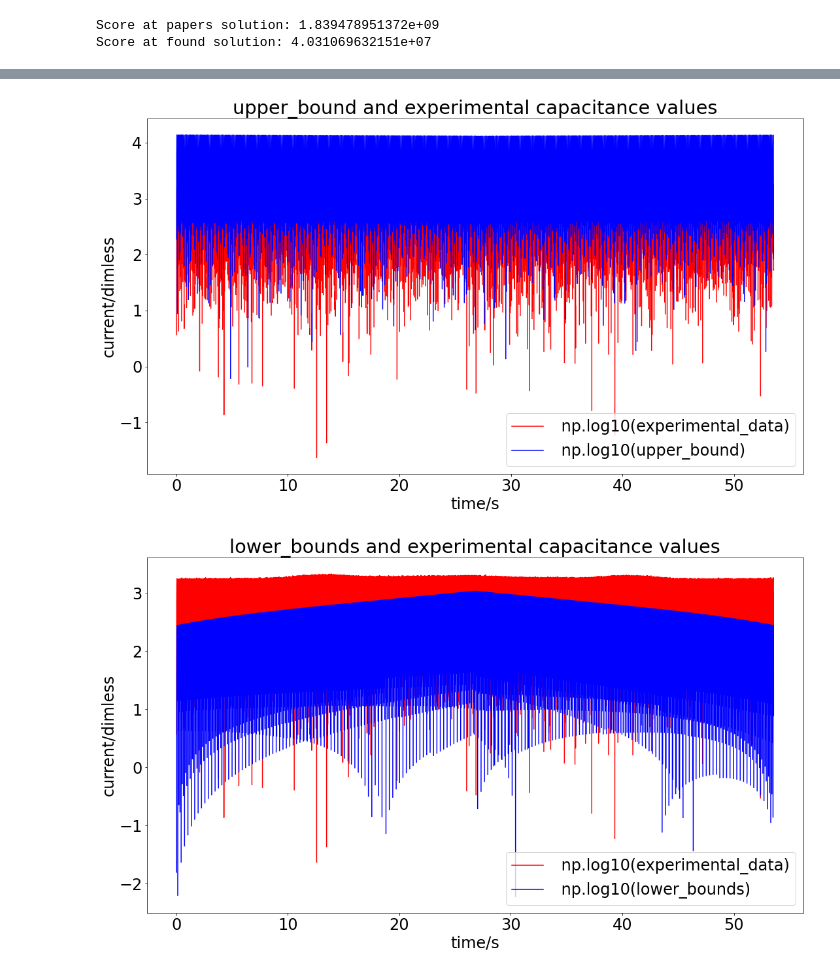
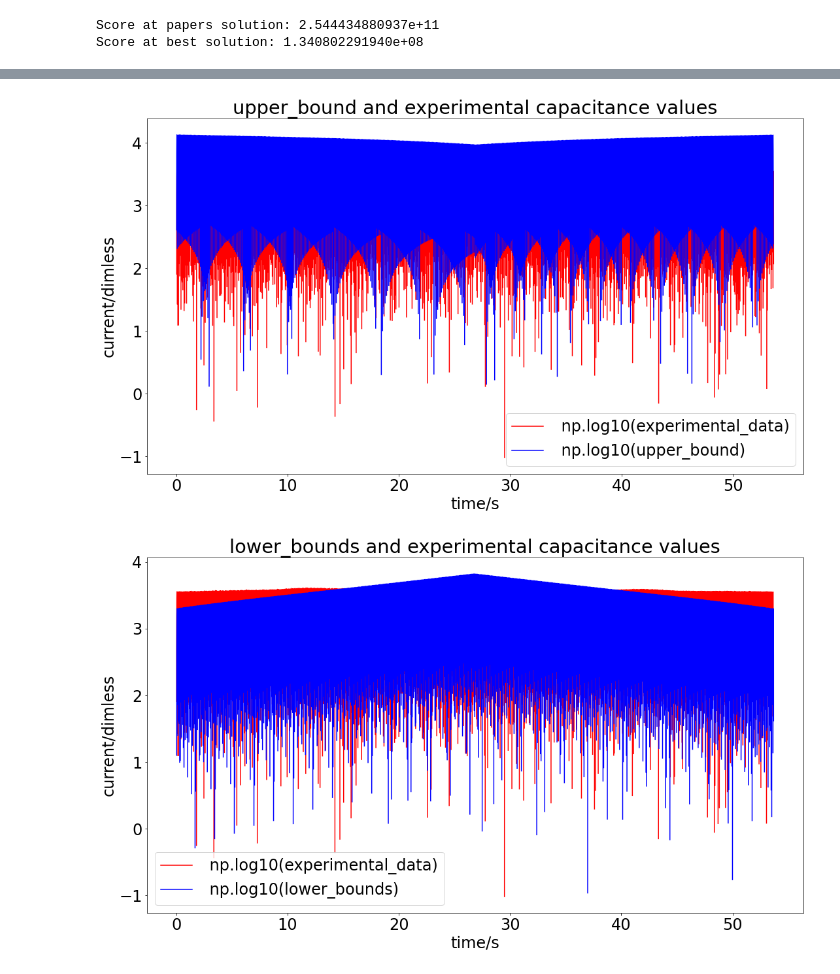
Before and after one commit to alisterde/HypD_Ph_analysis, a Jupyter notebook: cap_sim.ipynb, the cells around one changed output, grey strips where cells are left out. Drawn from its saved outputs; the diff is of its cells as text; code cells hidden in the pictures.

```diff
--- a/cap_sim.ipynb
+++ b/cap_sim.ipynb
@@ -131,30 +153,39 @@ omega0 = model.get_omega_0()
 # lower_bounds = np.asarray([0.0, -0.0010, -0.00010, -0.00010, 1.1*omega0, -0.314, 0.7*27.160770551])
 # upper_bounds = np.asarray([0.0010, 0.0010, 0.00010, 0.00010, 0.9*omega0, 0.314, 1.3*27.160770551])
 # ranges that didn't jam but found max at edge
-lower_bounds = np.asarray([0.0, -0.00010, -0.00010, -0.00010, 1.1*omega0, -0.1*math.pi, 0.9*27.160770551])
-upper_bounds = np.asarray([0.0010, 0.00010, 0.00010, 0.00010, 0.9*omega0, 0.1*math.pi, 1.1*27.160770551])
+# lower_bounds = np.asarray([0.0, -0.00010, -0.00010, -0.00010, 1.1*omega0, -0.1*math.pi, 0.5*27.160770551])
+# upper_bounds = np.asarray([0.0010, 0.00010, 0.00010, 0.00010, 0.9*omega0, 0.1*math.pi, 4.0*27.160770551])
 
 
 # lower_bounds = np.asarray([0.0, -0.0005, -0.001, -0.0005, 1.1*omega0, -0.314, 0.1*27.160770551])
 # upper_bounds = np.asarray([0.001, 0.0005, 0.001, 0.0005, 0.9*omega0, 0.314, 4.0*27.160770551])
 
 
-# lower_bounds = np.asarray([0.0, -0.0010, -0.00010, -0.00010, 0.99*omega0, -0.1*math.pi, 0.9*27.160770551])
-# upper_bounds = np.asarray([0.0010, 0.0010, 0.00010, 0.00010, 1.01*omega0, 0.1*math.pi, 1.1*27.160770551])
+lower_bounds = np.asarray([0.0, -0.00050, -0.00050, -0.00050, 1.01*omega0, -0.1*math.pi, 0.5*27.160770551])
+upper_bounds = np.asarray([0.0010, 0.00050, 0.00050, 0.00050, 0.99*omega0, 0.1*math.pi, 4.0*27.160770551])
 boundaries = pints.RectangularBoundaries(lower_bounds, upper_bounds)
 
 print("Score at papers solution:", "{:.12e}".format(score(real_parameters)))
-found_params = [1.13465158675681913e-04, 1.71228672908262905e-06,
-                -2.02632468231267758e-05, -6.41028656277626023e-05,
-                -6.47083954113886932e+01, -8.82407598543352156e-02,
-                27.160770551]
-print("Score at found solution:", "{:.12e}".format(score(found_params)))
+# found_params = [1.13465158675681913e-04, 1.71228672908262905e-06,
+#                 -2.02632468231267758e-05, -6.41028656277626023e-05,
+#                 -6.47083954113886932e+01, -8.82407598543352156e-02,
+#                 27.160770551]
+# print("Score at found solution:", "{:.12e}".format(score(found_params)))
 # cap = 0.15 (6824)
 # Score at papers solution: 1839478952.0111494
 # Score at found solution: 40310696.33102664
+
+best_solution = [1.91275996128693611e-04, -2.05886937234544707e-04,
+                 -3.30120556836988347e-04, -2.28277851460101844e-04,
+                 -6.47026581947250747e+01, -8.91667849633757115e-02,
+                 8.88238377990564061e+01]
+print("Score at best solution:", "{:.12e}".format(score(best_solution)))
+# Score at best solution: 5.6574899003330477e+07 from preious run with broken model
+# Score at best solution: 1.340802291940e+08 using negative rate of change
+# Score at best solution: 8.617531642122e+11 using positive rate of change
 # %% [output]
-Score at papers solution: 1.839478951372e+09
-Score at found solution: 4.031069632151e+07
+Score at papers solution: 2.544434880937e+11
+Score at best solution: 1.340802291940e+08
 # %%
 reduced_data = model.reshape_to_cap_regions(exp_current_dimless)
 xaxis = model.reshape_to_cap_regions(exp_times) #model.potentialRange
@@ -191,4 +222,14 @@ plt.plot(exp_times, np.log10(exp_current_dimless),'r', label=' np.log10(experime
 plt.plot(exp_times , np.log10(data),'b', label=' np.log10(lower_bounds)')
 plt.legend(loc='best')
 plt.show()
+
+data = model.simulate([1.91275996128693611e-04, -2.05886937234544707e-04, -3.30120556836988347e-04, -2.28277851460101844e-04, -6.47026581947250747e+01, -8.91667849633757115e-02,  8.88238377990564061e+01],exp_times)
+plt.figure(figsize=(18,10))
+plt.title("lower_bounds and experimental capacitance values")
+plt.ylabel("current/dimless")
+plt.xlabel(xaxislabel)
+plt.plot(exp_times, exp_current_dimless,'r', label='experimental_data')
+plt.plot(exp_times , data,'b', label='best soultiion')
+plt.legend(loc='best')
+plt.show()
 # %% [output]
@@ -196,2 +237,2 @@ plt.show()
-[figure, old version]
+[figure, new version]
-[figure, old version]
+[figure, new version]
```
Also changed, not shown: parts of 5 cells of this notebook, 1 other file.
